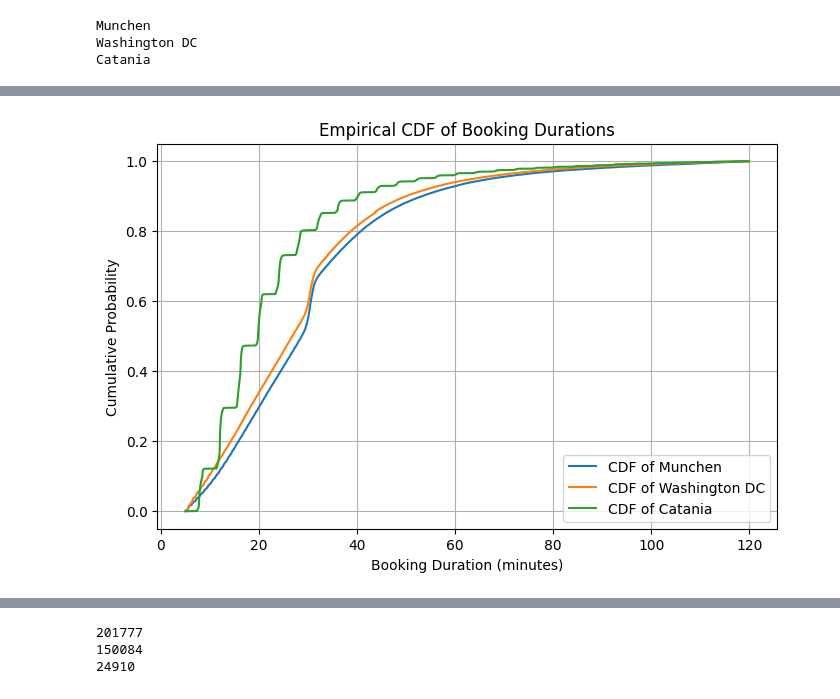
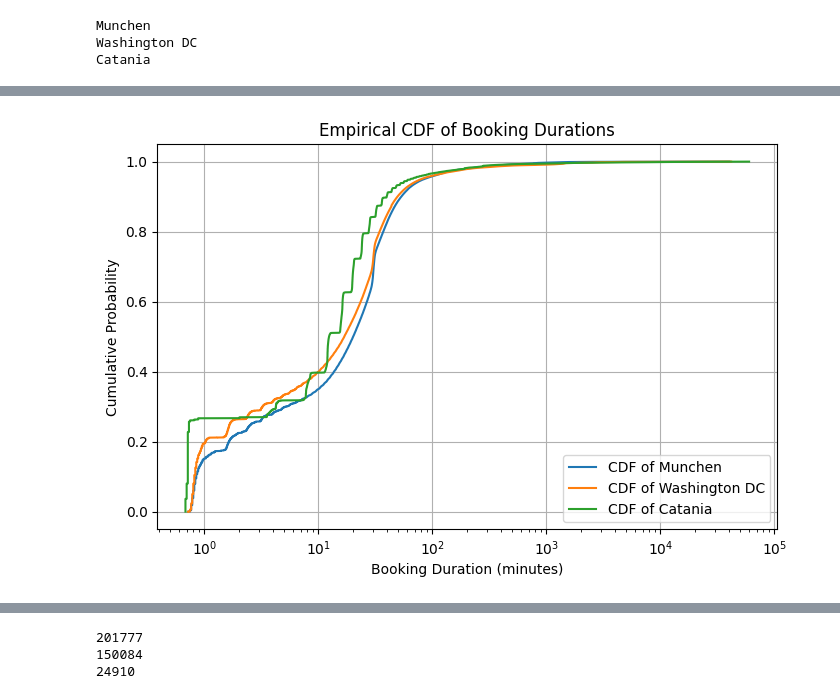
Before and after one commit to Mattiane/ICTforSmartMobilty_project, a Jupyter notebook: lab1.ipynb, the cells around one changed output, grey strips where cells are left out. Drawn from its saved outputs; the diff is of its cells as text; code cells hidden in the pictures.

```diff
--- a/lab1.ipynb
+++ b/lab1.ipynb
@@ -81,10 +129,0 @@ for i in collections:
-# %%
-#question 5
-collections = ["ActiveBookings", "ActiveParkings", "PermanentBookings", "PermanentParkings","enjoy_PermanentBookings","enjoy_PermanentParkings"]
-
-for i in collections:
-    collection = db[i]
-    info = collection.find_one()
-    init_date = info.get("init_date")
-    timezone = "UTC" if init_date.tzinfo is None else init_date.tzinfo
-    print(f"init_date timezone: {timezone}, for collection {i}")
@@ -172,8 +273,11 @@ for i in cities:
 # %%
 #question 3
+#How many bookings have the alternative transportation modes recorded in each city?
+
 cities = ["Munchen","Washington DC", "Catania"] #for our cities, 0 as public transports is correct because we have info
                                                 # from external sources just for torino and milano
 public_transport={}
+public_walk= {}
 for i in cities:
     if i == "Catania":
         p_transport = db["enjoy_PermanentBookings"].count_documents({
@@ -182,11 +286,24 @@ for i in cities:
         "public_transport.duration": {"$ne": -1}
         })
         public_transport[i]=p_transport
+        p_walk = db["enjoy_PermanentBookings"].count_documents({
+        "city": i,
+        "walking.distance": {"$ne": -1}, # {"$ne": -1}: Ensures that the duration is also recorded (not equal to -1).
+        "walking.duration": {"$ne": -1}
+        })
+        public_walk[i]=p_walk
     else:
-        p_transport = db["enjoy_PermanentBookings"].count_documents({
+        p_transport = db["PermanentBookings"].count_documents({
         "city": i,
         "public_transport.distance": {"$ne": -1},
         "public_transport.duration": {"$ne": -1}
         })
         public_transport[i]=p_transport
+        p_walk = db["PermanentBookings"].count_documents({
+        "city": i,
+        "walking.distance": {"$ne": -1},
+        "walking.duration": {"$ne": -1}
+        })
+        public_walk[i]=p_walk
     print(f"Number of public transport taken in {i} are: {public_transport[i]}")
+    print(f"Number of walk taken in {i} are: {public_walk[i]}")
@@ -248,14 +355,16 @@ plt.show()
 # %%
 booking_durations_np = []
-filtered_bookings = []
 sorted_durations = []
+
+parking_durations_np = []
+sorted_durations_p = []
 for i in range(3):
     booking_durations_np.append(np.array(booking_duration[i]))
     booking_durations_np[i] = booking_durations_np[i] / 60
-    filtered_bookings.append(booking_durations_np[i][(booking_durations_np[i] < 120) & (booking_durations_np[i] > 5)])
-    sorted_durations.append(np.sort(filtered_bookings[i]))
+    #filtered_bookings.append(booking_durations_np[i][(booking_durations_np[i] < 120) & (booking_durations_np[i] > 5)])
+    sorted_durations.append(np.sort(booking_durations_np[i]))
 
-
-plt.figure(figsize=(10,6))
-sns.histplot(filtered_bookings)
-plt.show()
+    parking_durations_np.append(np.array(parking_duration[i]))
+    parking_durations_np[i] = parking_durations_np[i] / 60
+    #filtered_bookings.append(booking_durations_np[i][(booking_durations_np[i] < 120) & (booking_durations_np[i] > 5)])
+    sorted_durations_p.append(np.sort(parking_durations_np[i]))
@@ -264,25 +371,26 @@ plt.show()
 # %%
 
 
 n = []
 cumulative_probabilities = []
 # Step 2: Calculate cumulative probabilities
 for i in range(3):
     n.append(len(sorted_durations[i]))
     cumulative_probabilities.append(np.arange(1, n[i] + 1) / n[i])
 
 # Step 3: Plot the empirical CDF
 plt.figure(figsize=(8, 5))
 for idx, i in enumerate(cities):
     plt.plot(sorted_durations[idx], cumulative_probabilities[idx], label=f"CDF of {i}")
 
 
 # Labels and Title
 plt.xlabel("Booking Duration (minutes)")
 plt.ylabel("Cumulative Probability")
 plt.title("Empirical CDF of Booking Durations")
+plt.semilogx()
 plt.legend()
 plt.grid(True)
 plt.show()
 # %% [output]
-[figure, old version]
+[figure, new version]
```
Also changed, not shown: parts of 24 cells of this notebook.
